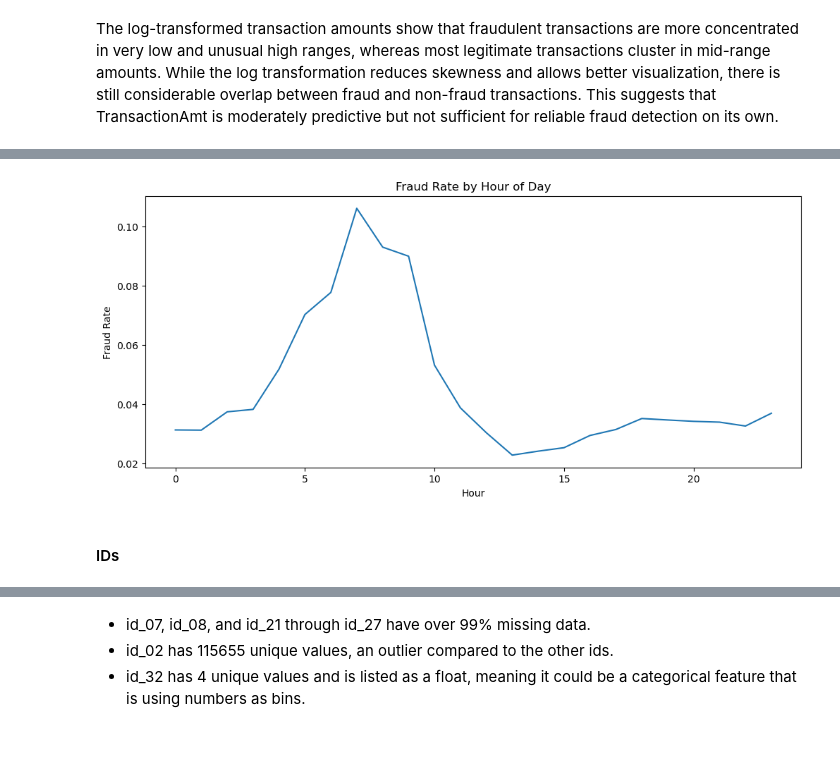
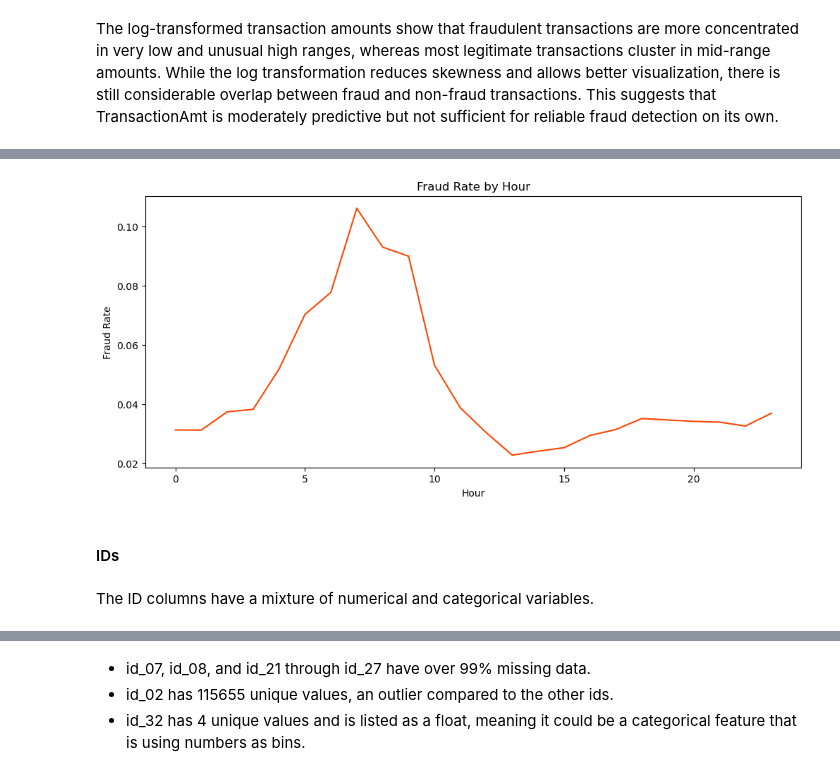
Before and after one commit to ziadharmanani/Financial-Fraud-Detection, a Jupyter notebook: notebooks/01_Transaction_EDA.ipynb, the cells around one changed output, grey strips where cells are left out. Saved outputs shown, nothing was run; the diff lists cells and outputs as text; code cells hidden in the pictures; blank space fills up the shorter version.

```diff
--- a/notebooks/01_Transaction_EDA.ipynb
+++ b/notebooks/01_Transaction_EDA.ipynb
@@ -128,18 +227,26 @@ Fraud rate without identity info: 2.09%
 # %%
+# Engineer timeline from transaction dates ('TransactionDT')
 # Assuming TransactionDT starts at 0 (Midnight)
 df_train['hours'] = (df_train['TransactionDT'] // 3600) % 24
 
 plt.figure(figsize=(12, 5))
-sns.lineplot(data=df_train.groupby('hours')['isFraud'].mean())
 
-plt.title('Fraud Rate by Hour of Day')
+sns.lineplot(data=df_train.groupby('hours')['isFraud'].mean(),
+             color='orangered'
+             )
+
+plt.title('Fraud Rate by Hour')
 plt.ylabel('Fraud Rate')
 plt.xlabel('Hour')
 plt.show()
+
+df_train.drop(columns=['hours'], inplace=True)
 # %% [output]
-[figure, old version]
+[figure, new version]
 # %% [markdown]
 #### IDs
+# %% [markdown]
+The ID columns have a mixture of numerical and categorical variables.
 # %%
 # List of all ID columns
 id_cols = [f'id_{i:02d}' for i in range(1, 39)]
```
Also changed, not shown: parts of 27 cells of this notebook, 3 other files.
